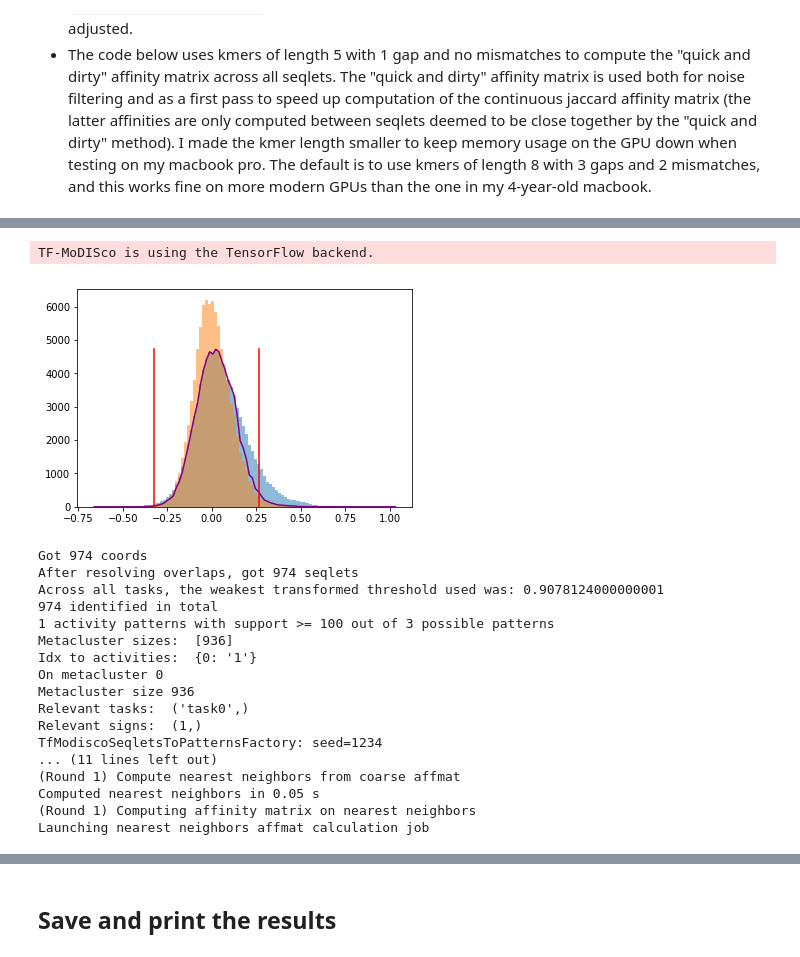
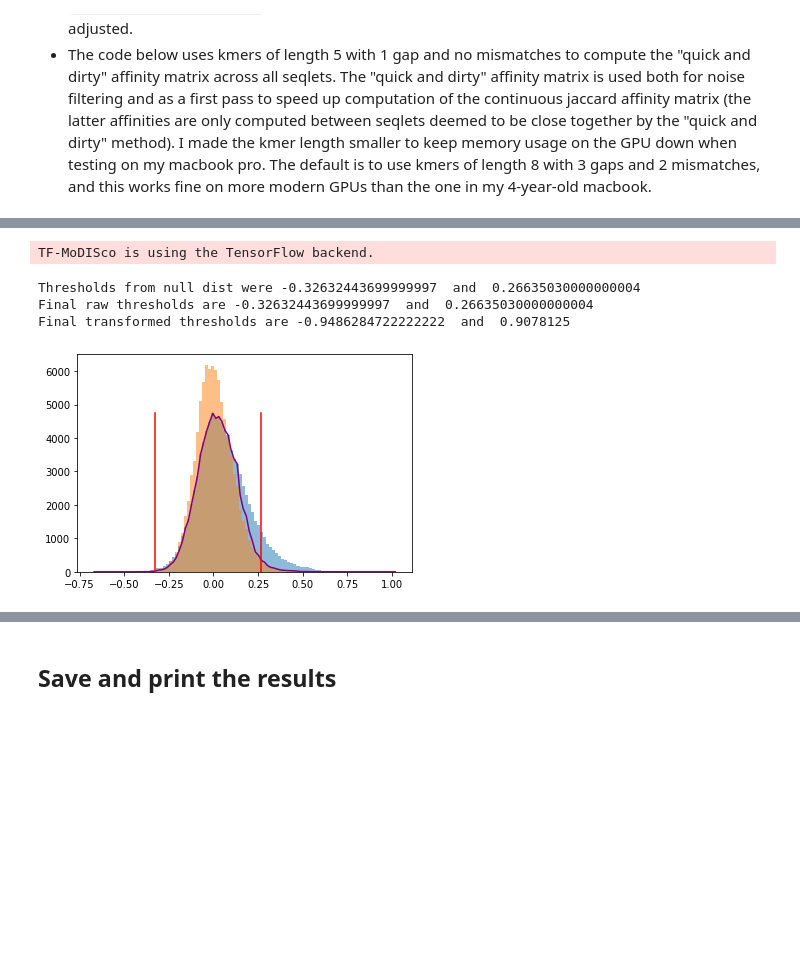
Before and after one commit to kundajelab/tfmodisco, a Jupyter notebook: examples/H1ESC_Nanog_gkmsvm/TF MoDISco Nanog.ipynb, the cells around one changed output, grey strips where cells are left out. Cells and saved outputs as stored; diff of their text form; code cells hidden in the pictures; blank space fills up the shorter version.

```diff
--- a/examples/H1ESC_Nanog_gkmsvm/TF MoDISco Nanog.ipynb
+++ b/examples/H1ESC_Nanog_gkmsvm/TF MoDISco Nanog.ipynb
@@ -165,6 +164,8 @@ import modisco.tfmodisco_workflow.seqlets_to_patterns
 reload(modisco.tfmodisco_workflow.seqlets_to_patterns)
 import modisco.tfmodisco_workflow.workflow
 reload(modisco.tfmodisco_workflow.workflow)
+import modisco.tfmodisco_workflow
+reload(modisco.tfmodisco_workflow)
 import modisco.aggregator
 reload(modisco.aggregator)
 import modisco.cluster
@@ -179,31 +180,37 @@ import modisco.coordproducers
 reload(modisco.coordproducers)
 import modisco.metaclusterers
 reload(modisco.metaclusterers)
+#import modisco.clusterinit.memeinit
+#reload(modisco.clusterinit.memeinit)
 
 tfmodisco_results = modisco.tfmodisco_workflow.workflow.TfModiscoWorkflow(
-                        target_seqlet_fdr=0.25,
-                        seqlets_to_patterns_factory=
-                            modisco.tfmodisco_workflow.seqlets_to_patterns.TfModiscoSeqletsToPatternsFactory(
-                                #Adjust trim_to_window_size and initial_flank_to_add
-                                # according to how big you expect
-                                # the core motif to be; default value is 10
-                                #trim_to_window_size=6,
-                                #initial_flank_to_add=2,
-                                #final_flank_to_add=5,
-                                #kmer_len, num_gaps and num_mismatches are used to
-                                # derive kmer embeddings for coarse-grained affinity
-                                # matrix calculation. kmer_len=6, num_gaps=1
-                                # and num_mismatches=0 means
-                                # that kmer embeddings using 6-mers with 1 gap will be
-                                # used.
-                                kmer_len=6, num_gaps=1,
-                                num_mismatches=0,
-                        ),
-                   )(
-                #There is only one task, so we just call this 'task0'
-                task_names=["task0"],
-                contrib_scores={'task0': impscores},
-                hypothetical_contribs={'task0': hyp_impscores},
-                one_hot=onehot_data,
-                null_per_pos_scores={'task0': nulldist_perposimp})
+            target_seqlet_fdr=0.25,
+            seqlets_to_patterns_factory=
+                modisco.tfmodisco_workflow.seqlets_to_patterns.TfModiscoSeqletsToPatternsFactory(
+                    #initclusterer_factory=modisco.clusterinit.memeinit.MemeInitClustererFactory(
+                    #    meme_command="meme", base_outdir="meme_out",
+                    #    num_seqlets_to_use=100, nmotifs=10, n_jobs=1),
+
+                    #Adjust trim_to_window_size and initial_flank_to_add
+                    # according to how big you expect
+                    # the core motif to be; default value is 10
+                    #trim_to_window_size=6,
+                    #initial_flank_to_add=2,
+                    #final_flank_to_add=5,
+                    #kmer_len, num_gaps and num_mismatches are used to
+                    # derive kmer embeddings for coarse-grained affinity
+                    # matrix calculation. kmer_len=6, num_gaps=1
+                    # and num_mismatches=0 means
+                    # that kmer embeddings using 6-mers with 1 gap will be
+                    # used.
+                    kmer_len=6, num_gaps=1,
+                    num_mismatches=0,
+            ),
+       )(
+    #There is only one task, so we just call this 'task0'
+    task_names=["task0"],
+    contrib_scores={'task0': impscores},
+    hypothetical_contribs={'task0': hyp_impscores},
+    one_hot=onehot_data,
+    null_per_pos_scores={'task0': nulldist_perposimp})
 # %% [output]
@@ -217,19 +222,5 @@ Final transformed thresholds are -0.9486284722222222  and  0.9078125
 TF-MoDISco is using the TensorFlow backend.
+Thresholds from null dist were -0.32632443699999997  and  0.26635030000000004
+Final raw thresholds are -0.32632443699999997  and  0.26635030000000004
+Final transformed thresholds are -0.9486284722222222  and  0.9078125
-[figure, old version]
+[figure, new version]
-Got 974 coords
-After resolving overlaps, got 974 seqlets
-Across all tasks, the weakest transformed threshold used was: 0.9078124000000001
-974 identified in total
-1 activity patterns with support >= 100 out of 3 possible patterns
-Metacluster sizes:  [936]
-Idx to activities:  {0: '1'}
-On metacluster 0
-Metacluster size 936
-Relevant tasks:  ('task0',)
-Relevant signs:  (1,)
-TfModiscoSeqletsToPatternsFactory: seed=1234
-... (11 lines left out)
-(Round 1) Compute nearest neighbors from coarse affmat
-Computed nearest neighbors in 0.05 s
-(Round 1) Computing affinity matrix on nearest neighbors
-Launching nearest neighbors affmat calculation job
```
Also changed, not shown: parts of 7 cells of this notebook.
